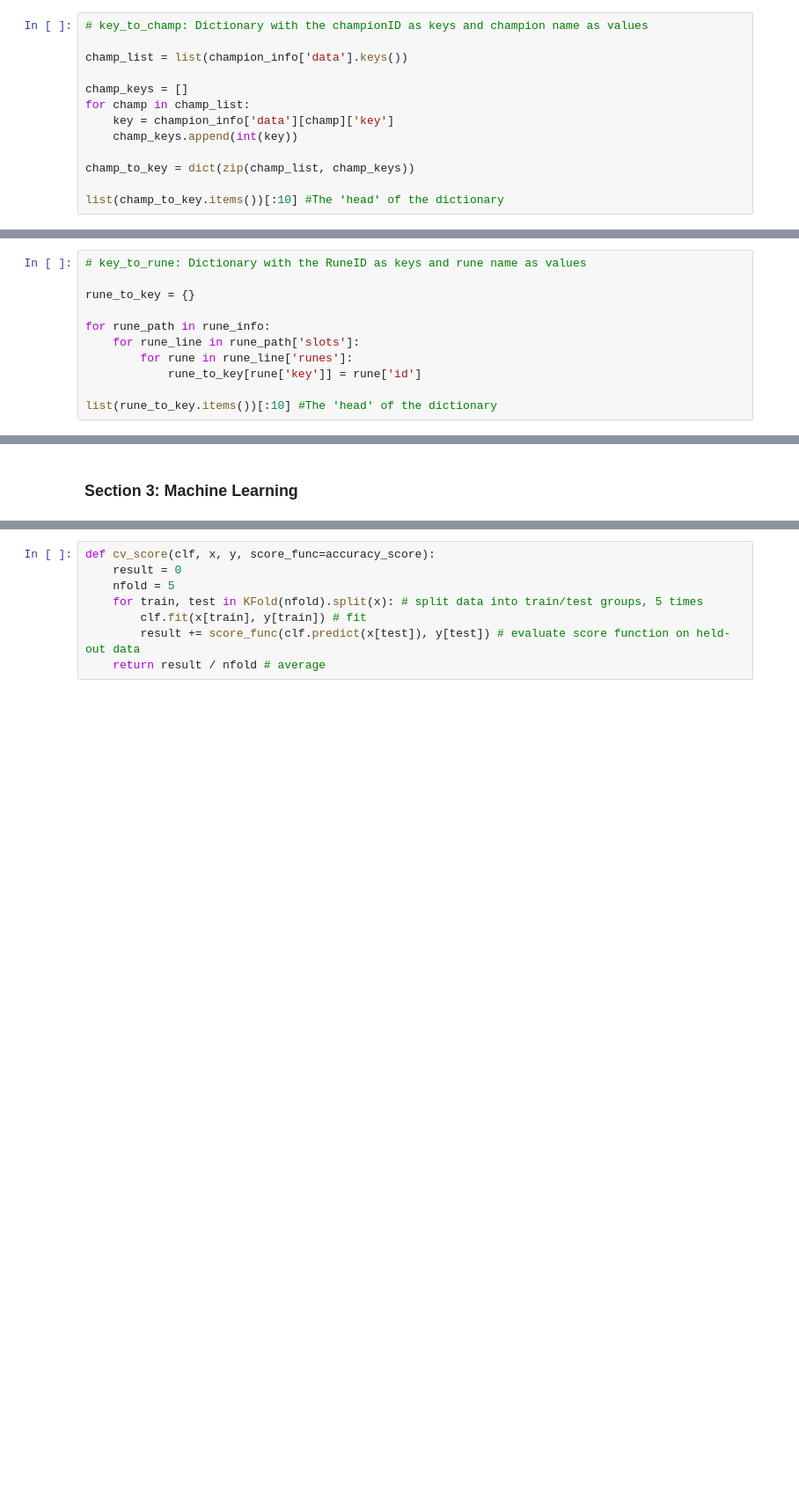
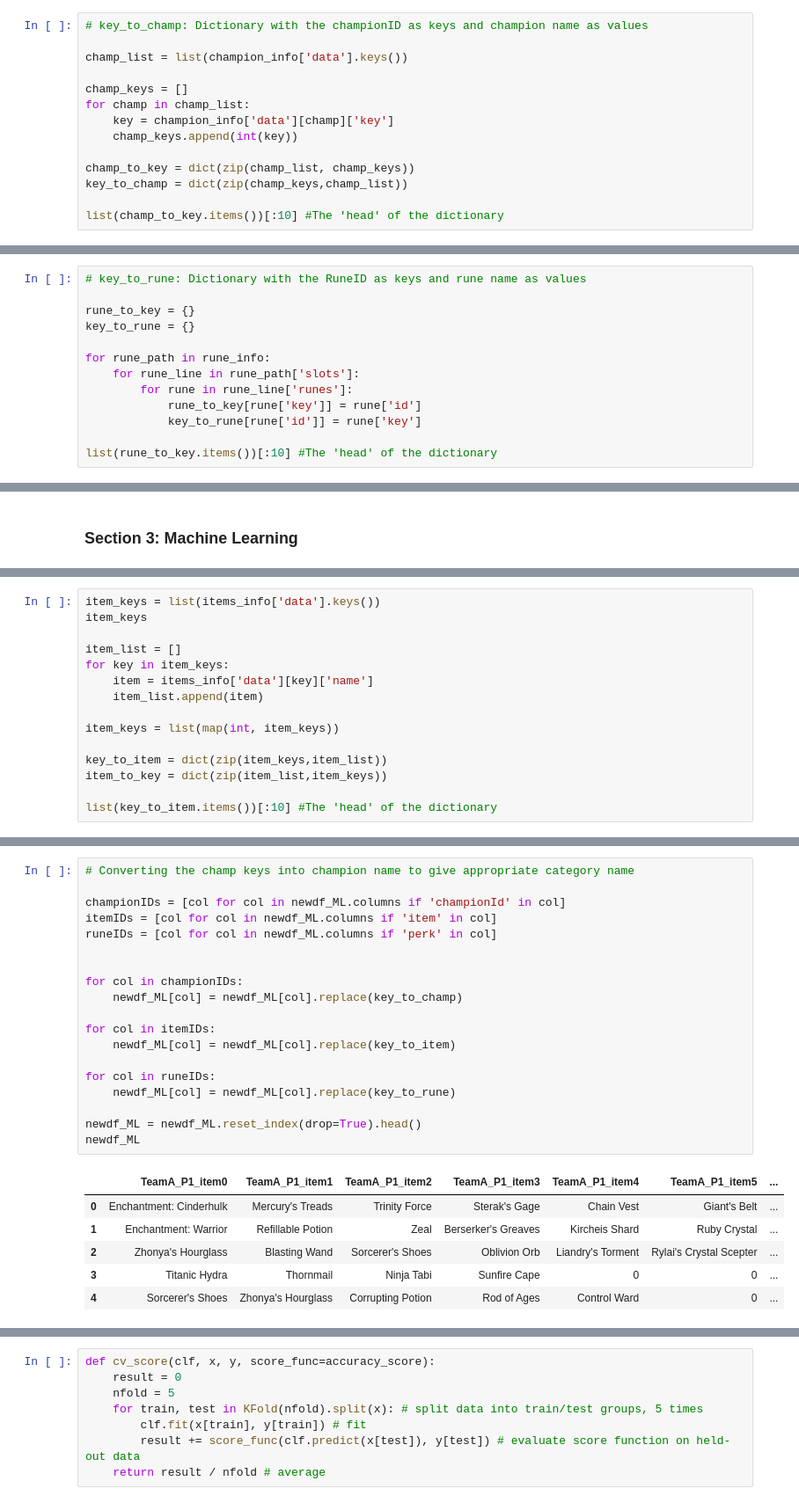
Before and after one commit to Fryman93/SprungBoard, a Jupyter notebook: Capstone 1/LoL.ipynb, the cells around one changed output, grey strips where cells are left out. Shown at 88% size. Saved outputs shown, nothing was run; the diff lists cells and outputs as text; blank space fills up the shorter version.

```diff
--- a/Capstone 1/LoL.ipynb
+++ b/Capstone 1/LoL.ipynb
@@ -364,6 +372,7 @@ for champ in champ_list:
     champ_keys.append(int(key))
 
 champ_to_key = dict(zip(champ_list, champ_keys))
+key_to_champ = dict(zip(champ_keys,champ_list))
 
 list(champ_to_key.items())[:10] #The 'head' of the dictionary
 # %% [output]
@@ -385,11 +394,13 @@ champ_to_key['Ziggs']
 # key_to_rune: Dictionary with the RuneID as keys and rune name as values
 
 rune_to_key = {}
+key_to_rune = {}
 
 for rune_path in rune_info:
     for rune_line in rune_path['slots']:
         for rune in rune_line['runes']:
             rune_to_key[rune['key']] = rune['id']
+            key_to_rune[rune['id']] = rune['key']
 
 list(rune_to_key.items())[:10] #The 'head' of the dictionary
 # %% [output]
@@ -734,3 +645,18 @@ df_ML.reset_index(drop=True).head()
 | 3 | 3748 | 3075 | 3047 | 3068 | 0 | 0 | ... |
 | 4 | 3020 | 3157 | 2033 | 3027 | 2055 | 0 | ... |
 5 rows × 271 columns
+# %%
+item_keys = list(items_info['data'].keys())
+item_keys
+
+item_list = []
+for key in item_keys:
+    item = items_info['data'][key]['name']
+    item_list.append(item)
+
+item_keys = list(map(int, item_keys))
+
+key_to_item = dict(zip(item_keys,item_list))
+item_to_key = dict(zip(item_list,item_keys))
+
+list(key_to_item.items())[:10] #The 'head' of the dictionary
@@ -736,0 +674,26 @@ df_ML.reset_index(drop=True).head()
+# %%
+# Converting the champ keys into champion name to give appropriate category name
+
+championIDs = [col for col in newdf_ML.columns if 'championId' in col]
+itemIDs = [col for col in newdf_ML.columns if 'item' in col]
+runeIDs = [col for col in newdf_ML.columns if 'perk' in col]
+
+
+for col in championIDs:
+    newdf_ML[col] = newdf_ML[col].replace(key_to_champ)
+
+for col in itemIDs:
+    newdf_ML[col] = newdf_ML[col].replace(key_to_item)
+
+for col in runeIDs:
+    newdf_ML[col] = newdf_ML[col].replace(key_to_rune)
+
+newdf_ML = newdf_ML.reset_index(drop=True).head()
+newdf_ML
+# %% [output]
+|  | TeamA_P1_item0 | TeamA_P1_item1 | TeamA_P1_item2 | TeamA_P1_item3 | TeamA_P1_item4 | TeamA_P1_item5 | ... |
+| 0 | Enchantment: Cinderhulk | Mercury's Treads | Trinity Force | Sterak's Gage | Chain Vest | Giant's Belt | ... |
+| 1 | Enchantment: Warrior | Refillable Potion | Zeal | Berserker's Greaves | Kircheis Shard | Ruby Crystal | ... |
+| 2 | Zhonya's Hourglass | Blasting Wand | Sorcerer's Shoes | Oblivion Orb | Liandry's Torment | Rylai's Crystal Scepter | ... |
+| 3 | Titanic Hydra | Thornmail | Ninja Tabi | Sunfire Cape | 0 | 0 | ... |
+| 4 | Sorcerer's Shoes | Zhonya's Hourglass | Corrupting Potion | Rod of Ages | Control Ward | 0 | ... |
```
Also changed, not shown: parts of 37 cells of this notebook.
